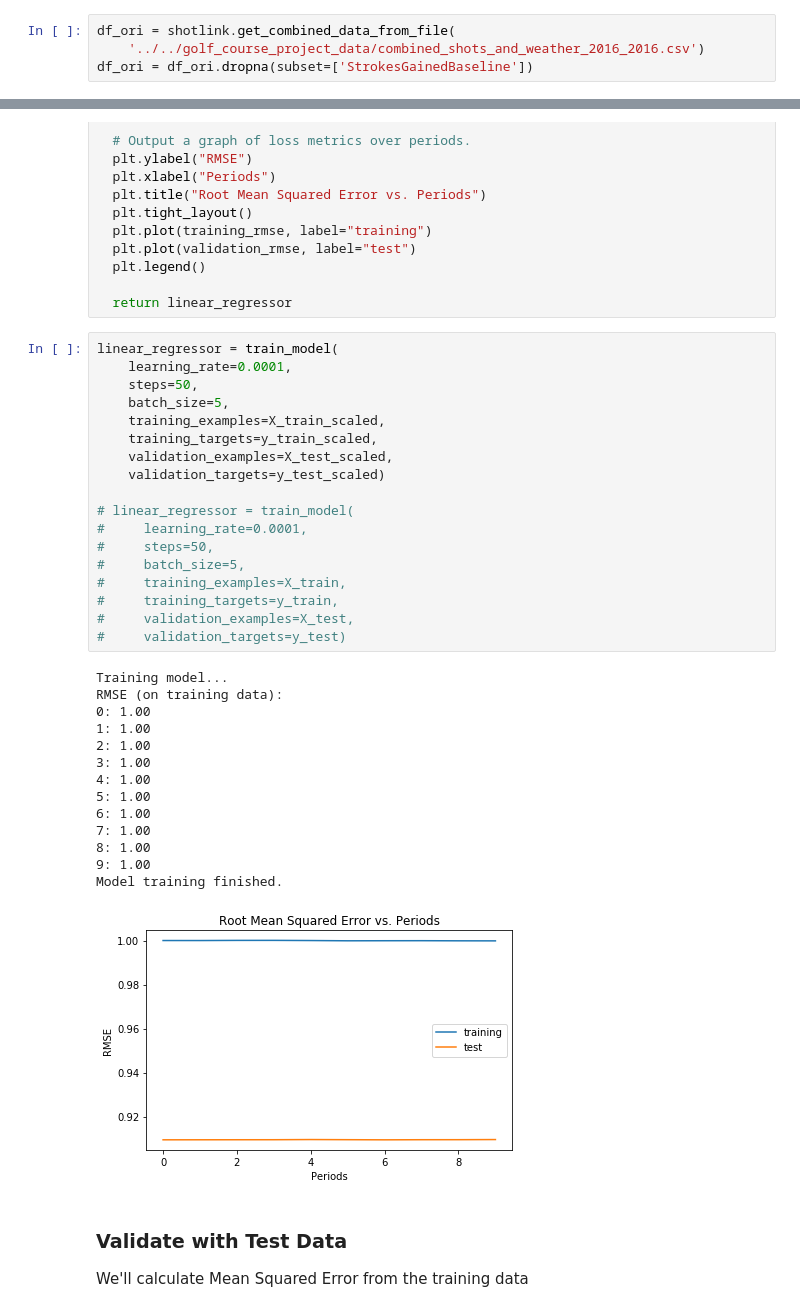
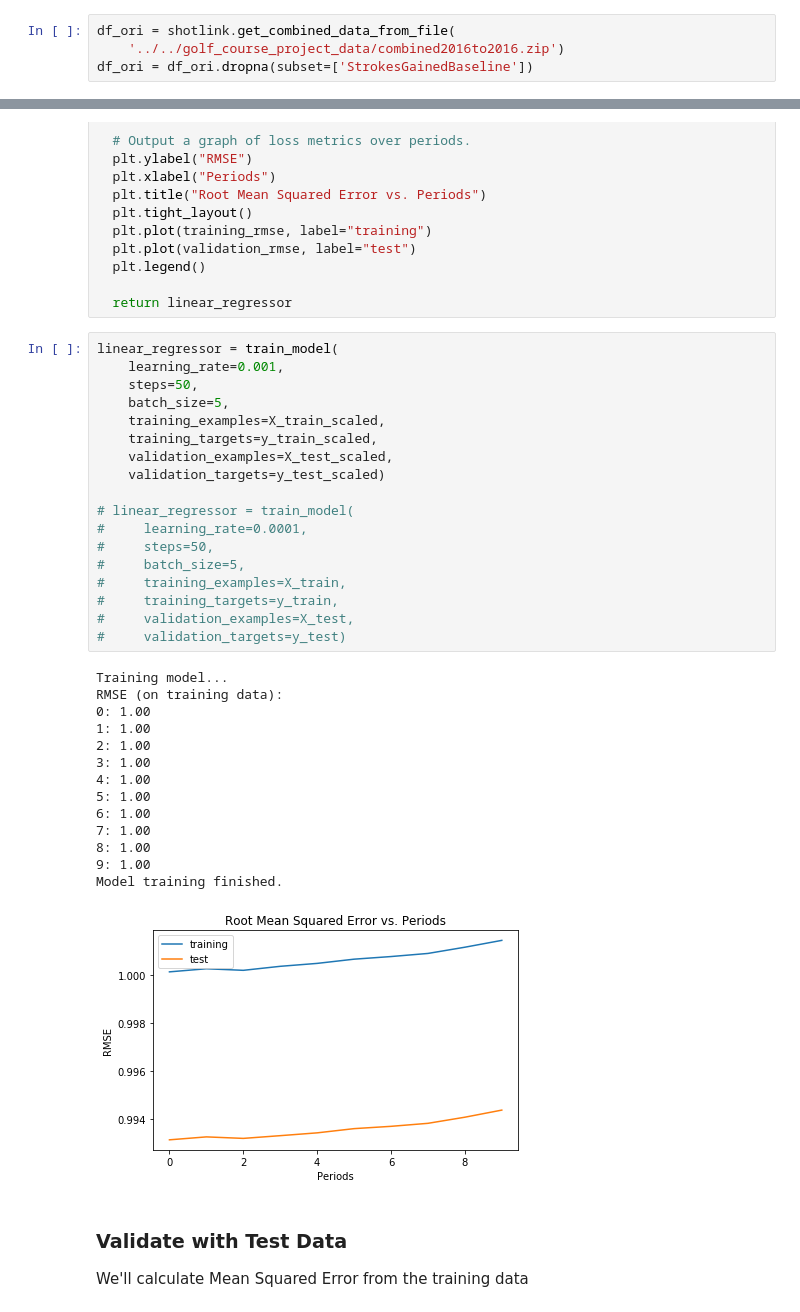
Before and after one commit to awfuldynne/golf_course_project, a Jupyter notebook: Examples/Analysis_and_Visualization.ipynb, the cells around one changed output, grey strips where cells are left out. Saved outputs shown, nothing was run; the diff lists cells and outputs as text.

```diff
--- a/Examples/Analysis_and_Visualization.ipynb
+++ b/Examples/Analysis_and_Visualization.ipynb
@@ -33,7 +33,7 @@ pd.options.display.float_format = '{:.1f}'.format
 Read 2016 Shot Link - Weather data combination and then looking at the sample data, the metadata info, and summary.
 # %%
 df_ori = shotlink.get_combined_data_from_file(
-    '../../golf_course_project_data/combined_shots_and_weather_2016_2016.csv')
+    '../../golf_course_project_data/combined2016to2016.zip')
 df_ori = df_ori.dropna(subset=['StrokesGainedBaseline'])
 # %%
 df_ori.head()
@@ -591,37 +591,37 @@ def train_model(
   return linear_regressor
 # %%
 linear_regressor = train_model(
-    learning_rate=0.0001,
+    learning_rate=0.001,
     steps=50,
     batch_size=5,
     training_examples=X_train_scaled,
     training_targets=y_train_scaled,
     validation_examples=X_test_scaled,
     validation_targets=y_test_scaled)
 
 # linear_regressor = train_model(
 #     learning_rate=0.0001,
 #     steps=50,
 #     batch_size=5,
 #     training_examples=X_train,
 #     training_targets=y_train,
 #     validation_examples=X_test,
 #     validation_targets=y_test)
 # %% [output]
 Training model...
 RMSE (on training data):
 0: 1.00
 1: 1.00
 2: 1.00
 3: 1.00
 4: 1.00
 5: 1.00
 6: 1.00
 7: 1.00
 8: 1.00
 9: 1.00
 Model training finished.
-[figure, old version]
+[figure, new version]
 # %% [markdown]
 ### Validate with Test Data
 We'll calculate Mean Squared Error from the training data
```
Also changed, not shown: parts of 7 cells of this notebook.
